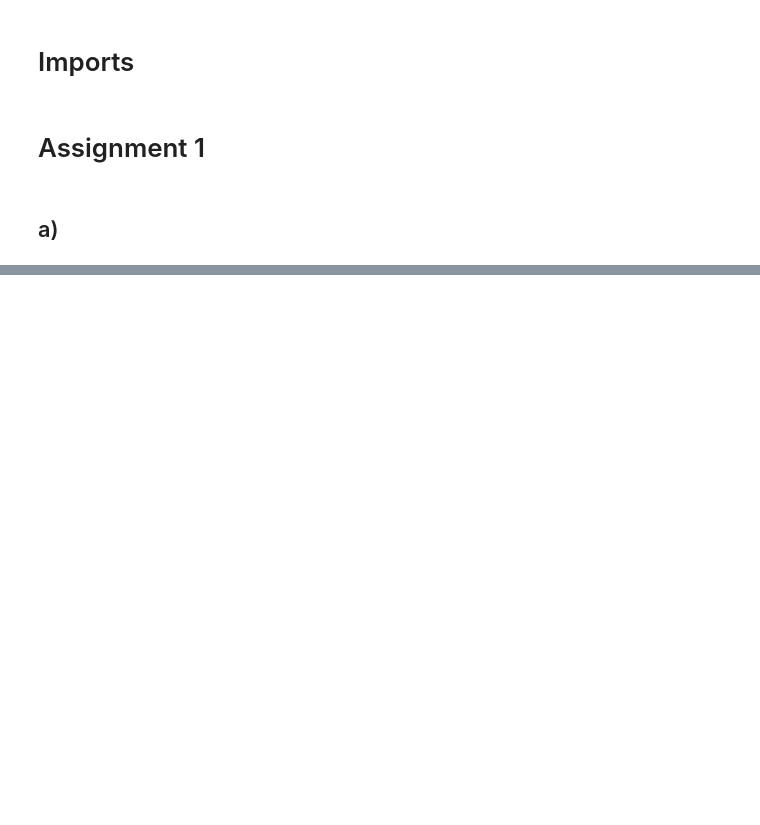
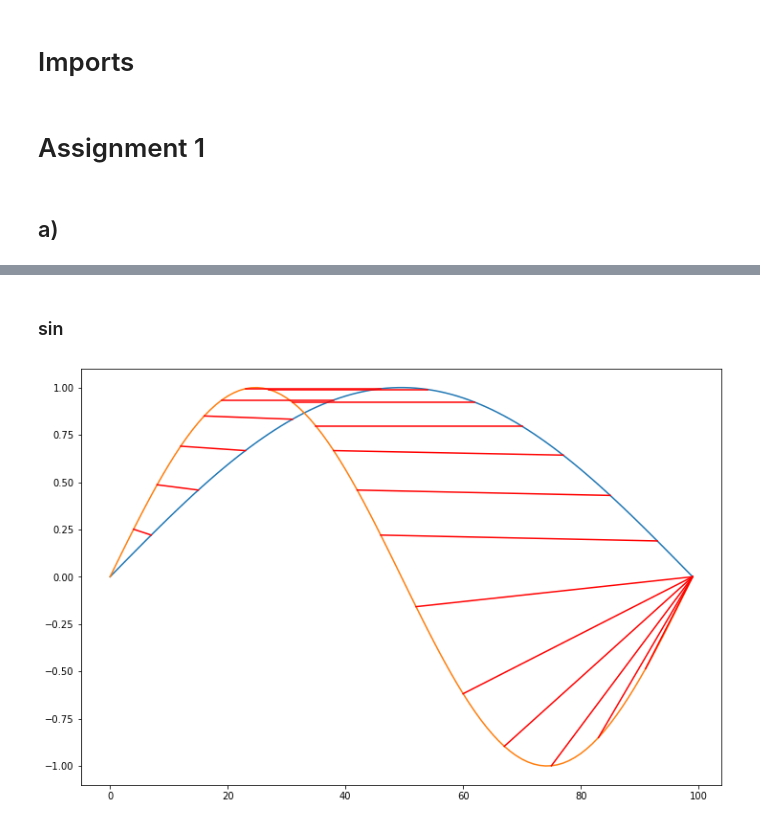
Before and after one commit to AdrianUrbanski/ADM, a Jupyter notebook: lista2.ipynb, the cells around one changed output, grey strips where cells are left out. Saved outputs shown, nothing was run; the diff lists cells and outputs as text; code cells hidden in the pictures; blank space fills up the shorter version.

```diff
--- a/lista2.ipynb
+++ b/lista2.ipynb
@@ -33,0 +51,13 @@ dynamic_time_warping(np.array([1]), np.array([2]))
+# %% [markdown]
+### sin
+# %%
+s, t = np.sin(np.linspace(0, np.pi, num=100, endpoint=True)), np.sin(np.linspace(0, 2*np.pi, num=100, endpoint=True))
+matches = dynamic_time_warping(s,t)
+
+plt.figure(figsize=(12,8))
+plt.plot(s)
+plt.plot(t)
+for p1, p2 in matches[np.linspace(0, len(matches)-1, num=20, endpoint=True, dtype=int)]:
+    plt.plot((p1, p2), (s[p1], t[p2]), 'r-')
+# %% [output]
+[figure, added]
```
Also changed, not shown: parts of 8 cells of this notebook.
